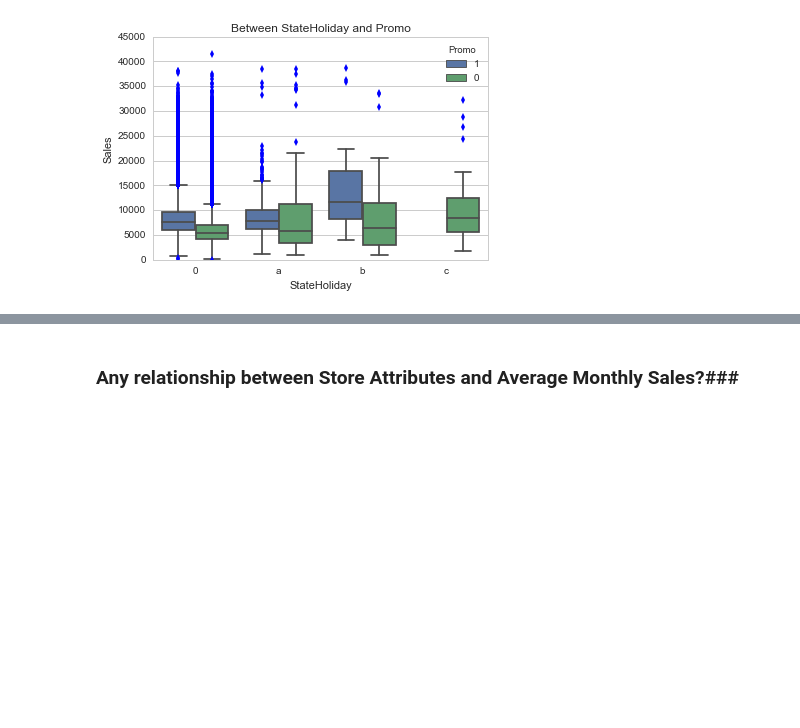
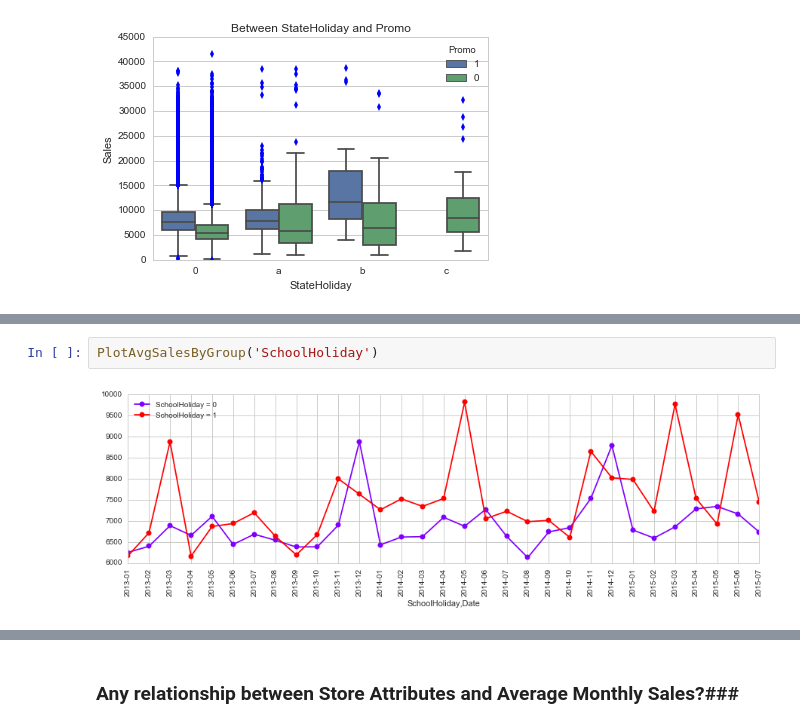
Before and after one commit to rocket-ron/kaggle, a Jupyter notebook: rossman/Exploratory_3.ipynb, the cells around one changed output, grey strips where cells are left out. Cells and saved outputs as stored; diff of their text form; blank space fills up the shorter version.

```diff
--- a/rossman/Exploratory_3.ipynb
+++ b/rossman/Exploratory_3.ipynb
@@ -327,0 +330,4 @@ PlotAvgSalesByGroup('DayOfWeek')
+# %%
+PlotAvgSalesByGroup('SchoolHoliday')
+# %% [output]
+[figure, added]
```
Also changed, not shown: parts of 10 cells of this notebook.
